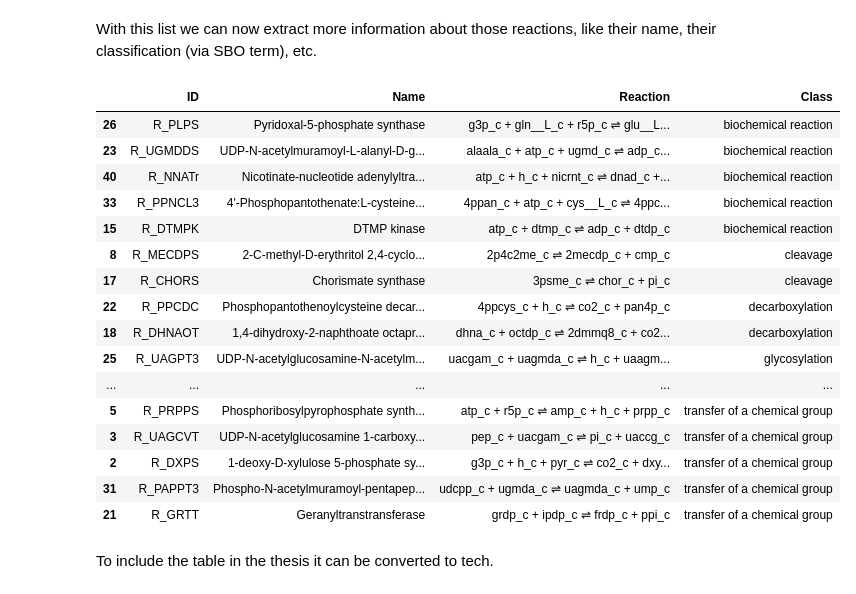
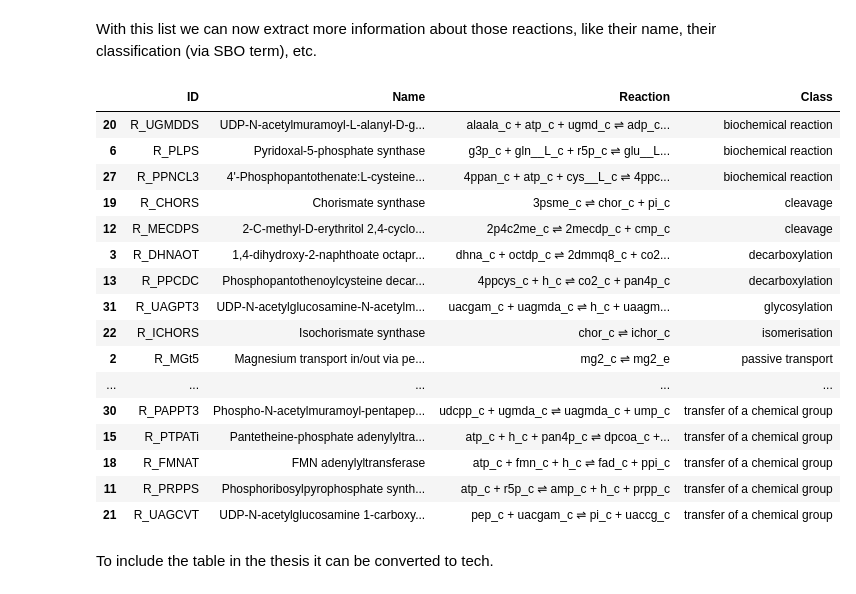
Before and after one commit to draeger-lab/C_striatum_GEMs, a Jupyter notebook: code/analysis/knockout_studies.ipynb, the cells around one changed output. Saved outputs shown, nothing was run; the diff lists cells and outputs as text; code cells hidden in the pictures.

Commit message:
revise gene essentiality #2

```diff
--- a/code/analysis/knockout_studies.ipynb
+++ b/code/analysis/knockout_studies.ipynb
@@ -20,9 +24,9 @@ METAB_URL = 'http://bigg.ucsd.edu/api/v2/universal/metabolites/'
 # %% [markdown]
 We load the model we are working with via cobra as `model` and via libSBML as `MODEL` to be used with the functions below.
 # %%
-modelname = 'Cstr_1197'
+modelname = 'Cstr_KC-Na-01'
 modelpath = '../../models/' + modelname + '.xml'
-MODEL = rg.io.load_model_libsbml(modelpath)
+model_lib = rg.io.load_model_libsbml(modelpath)
 model = rg.io.load_model_cobra(modelpath)
 # %% [markdown]
 We define some functions that can be used with the pandas `apply` function.
@@ -30,15 +34,15 @@ We define some functions that can be used with the pandas `apply` function.
 def set_to_id(id):
     return list(id)[0]
 
-def get_gene_name(gene):
+def get_gene_name(gene, model):
     """Extract gene name to add to table with essential genes"""
     gene = 'G_' + gene
-    return MODEL.getPlugin(0).getGeneProduct(gene).getName()
+    return model.getPlugin(0).getGeneProduct(gene).getName()
 
-def get_associated_reactions(gene):
+def get_associated_reactions(gene, model):
     """Extract associated reactions with a specific gene"""
     gene = 'G_' + gene
-    reacs = MODEL.getListOfReactions()
+    reacs = model.getListOfReactions()
     gpr_list = []
     for reac in reacs:
         gpa = reac.getPlugin(0).getGeneProductAssociation()
@@ -63,15 +67,21 @@ def get_associated_reactions(gene):
                                 gpr_list.append(reac.getId())
     return gpr_list
 
-def get_reaction_sbo(id):
-    sbo = MODEL.getReaction(id).getSBOTerm()
-    label = rg.io.search_sbo_label(sbo)
-    return label
-
 def get_reaction_name(id):
+    """Extract information on reaction based on given ID to add to overview table"""
     id = id[2:]
     reac = requests.get(REAC_URL + id).json()
     rea_str = reac['reaction_string']
     rea_str = rea_str.replace('&#8652;', '\N{Rightwards Harpoon Over Leftwards Harpoon}') # $\rightleftharpoons$ for latex
     name = reac['name']
     return name, rea_str
+
+
+def get_reaction_sbo_per_mod(id, model):
+    """Extract SBO term label (human readable) when given a reaction id, and the corresponding model"""
+    try:
+        sbo = model.getReaction(id).getSBOTerm()
+        label = rg.io.search_sbo_label(sbo)
+        return label
+    except:
+        return ' '
@@ -114,28 +136,28 @@ With this list we can now extract more information about those reactions, like t
 # %%
 info = pd.DataFrame()
 info['ID'] = overlap
 info.dropna(inplace=True)
 info[['Name', 'Reaction']] = info['ID'].apply(get_reaction_name).tolist()
-info['Class'] = info['ID'].apply(get_reaction_sbo)
+info.loc[:,'Class'] = info['ID'].apply(get_reaction_sbo_per_mod, model=model_lib)
 info.sort_values('Class')
 # %% [output]
 |  | ID | Name | Reaction | Class |
-| 26 | R_PLPS | Pyridoxal-5-phosphate synthase | g3p_c + gln__L_c + r5p_c ⇌ glu__L... | biochemical reaction |
-| 23 | R_UGMDDS | UDP-N-acetylmuramoyl-L-alanyl-D-g... | alaala_c + atp_c + ugmd_c ⇌ adp_c... | biochemical reaction |
-| 40 | R_NNATr | Nicotinate-nucleotide adenylyltra... | atp_c + h_c + nicrnt_c ⇌ dnad_c +... | biochemical reaction |
-| 33 | R_PPNCL3 | 4'-Phosphopantothenate:L-cysteine... | 4ppan_c + atp_c + cys__L_c ⇌ 4ppc... | biochemical reaction |
-| 15 | R_DTMPK | DTMP kinase | atp_c + dtmp_c ⇌ adp_c + dtdp_c | biochemical reaction |
-| 8 | R_MECDPS | 2-C-methyl-D-erythritol 2,4-cyclo... | 2p4c2me_c ⇌ 2mecdp_c + cmp_c | cleavage |
-| 17 | R_CHORS | Chorismate synthase | 3psme_c ⇌ chor_c + pi_c | cleavage |
-| 22 | R_PPCDC | Phosphopantothenoylcysteine decar... | 4ppcys_c + h_c ⇌ co2_c + pan4p_c | decarboxylation |
-| 18 | R_DHNAOT | 1,4-dihydroxy-2-naphthoate octapr... | dhna_c + octdp_c ⇌ 2dmmq8_c + co2... | decarboxylation |
-| 25 | R_UAGPT3 | UDP-N-acetylglucosamine-N-acetylm... | uacgam_c + uagmda_c ⇌ h_c + uaagm... | glycosylation |
+| 20 | R_UGMDDS | UDP-N-acetylmuramoyl-L-alanyl-D-g... | alaala_c + atp_c + ugmd_c ⇌ adp_c... | biochemical reaction |
+| 6 | R_PLPS | Pyridoxal-5-phosphate synthase | g3p_c + gln__L_c + r5p_c ⇌ glu__L... | biochemical reaction |
+| 27 | R_PPNCL3 | 4'-Phosphopantothenate:L-cysteine... | 4ppan_c + atp_c + cys__L_c ⇌ 4ppc... | biochemical reaction |
+| 19 | R_CHORS | Chorismate synthase | 3psme_c ⇌ chor_c + pi_c | cleavage |
+| 12 | R_MECDPS | 2-C-methyl-D-erythritol 2,4-cyclo... | 2p4c2me_c ⇌ 2mecdp_c + cmp_c | cleavage |
+| 3 | R_DHNAOT | 1,4-dihydroxy-2-naphthoate octapr... | dhna_c + octdp_c ⇌ 2dmmq8_c + co2... | decarboxylation |
+| 13 | R_PPCDC | Phosphopantothenoylcysteine decar... | 4ppcys_c + h_c ⇌ co2_c + pan4p_c | decarboxylation |
+| 31 | R_UAGPT3 | UDP-N-acetylglucosamine-N-acetylm... | uacgam_c + uagmda_c ⇌ h_c + uaagm... | glycosylation |
+| 22 | R_ICHORS | Isochorismate synthase | chor_c ⇌ ichor_c | isomerisation |
+| 2 | R_MGt5 | Magnesium transport in/out via pe... | mg2_c ⇌ mg2_e | passive transport |
 | ... | ... | ... | ... | ... |
-| 5 | R_PRPPS | Phosphoribosylpyrophosphate synth... | atp_c + r5p_c ⇌ amp_c + h_c + prpp_c | transfer of a chemical group |
-| 3 | R_UAGCVT | UDP-N-acetylglucosamine 1-carboxy... | pep_c + uacgam_c ⇌ pi_c + uaccg_c | transfer of a chemical group |
-| 2 | R_DXPS | 1-deoxy-D-xylulose 5-phosphate sy... | g3p_c + h_c + pyr_c ⇌ co2_c + dxy... | transfer of a chemical group |
-| 31 | R_PAPPT3 | Phospho-N-acetylmuramoyl-pentapep... | udcpp_c + ugmda_c ⇌ uagmda_c + ump_c | transfer of a chemical group |
-| 21 | R_GRTT | Geranyltranstransferase | grdp_c + ipdp_c ⇌ frdp_c + ppi_c | transfer of a chemical group |
+| 30 | R_PAPPT3 | Phospho-N-acetylmuramoyl-pentapep... | udcpp_c + ugmda_c ⇌ uagmda_c + ump_c | transfer of a chemical group |
+| 15 | R_PTPATi | Pantetheine-phosphate adenylyltra... | atp_c + h_c + pan4p_c ⇌ dpcoa_c +... | transfer of a chemical group |
+| 18 | R_FMNAT | FMN adenylyltransferase | atp_c + fmn_c + h_c ⇌ fad_c + ppi_c | transfer of a chemical group |
+| 11 | R_PRPPS | Phosphoribosylpyrophosphate synth... | atp_c + r5p_c ⇌ amp_c + h_c + prpp_c | transfer of a chemical group |
+| 21 | R_UAGCVT | UDP-N-acetylglucosamine 1-carboxy... | pep_c + uacgam_c ⇌ pi_c + uaccg_c | transfer of a chemical group |
 # %% [markdown]
 To include the table in the thesis it can be converted to tech.
 # %%
```
Also changed, not shown: parts of 14 cells of this notebook, 17 other files.
